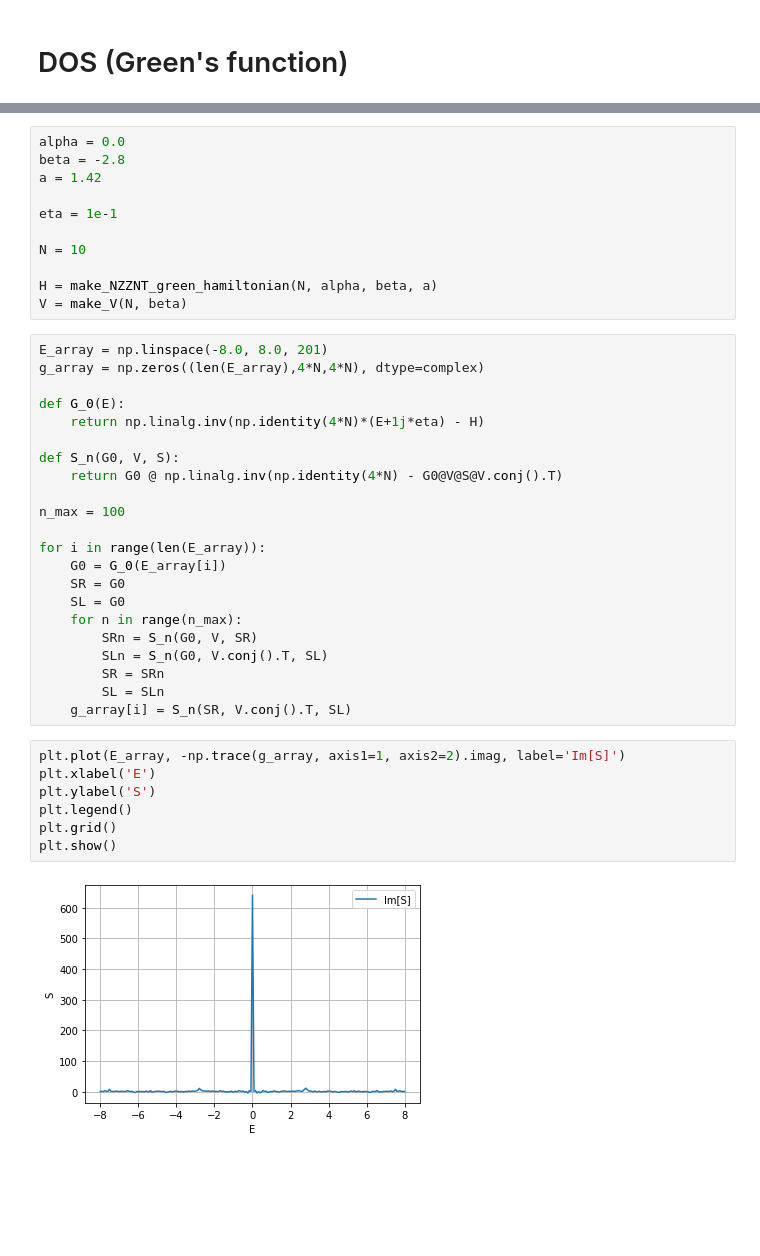
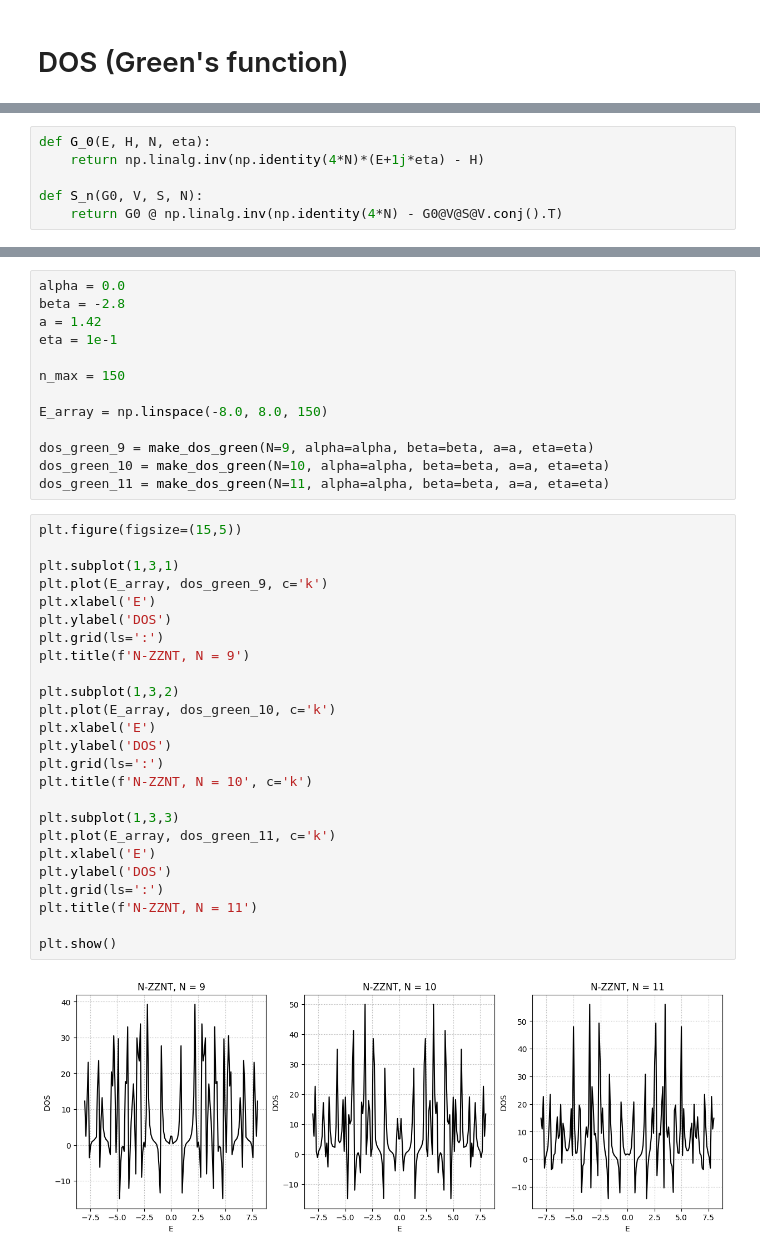
Before and after one commit to franklinzppa/electronic-structure, a Jupyter notebook: nanotubes/nanotubes.ipynb, the cells around one changed output, grey strips where cells are left out. Cells and saved outputs as stored; diff of their text form; blank space fills up the shorter version.

Commit message:
corrections to green dos

```diff
--- a/nanotubes/nanotubes.ipynb
+++ b/nanotubes/nanotubes.ipynb
@@ -163,0 +165,6 @@ def make_V(N, beta):
+# %%
+def G_0(E, H, N, eta):
+    return np.linalg.inv(np.identity(4*N)*(E+1j*eta) - H)
+
+def S_n(G0, V, S, N):
+    return G0 @ np.linalg.inv(np.identity(4*N) - G0@V@S@V.conj().T)
@@ -165,41 +195,39 @@ def make_V(N, beta):
 alpha = 0.0
 beta = -2.8
 a = 1.42
-
 eta = 1e-1
 
-N = 10
+n_max = 150
 
-H = make_NZZNT_green_hamiltonian(N, alpha, beta, a)
-V = make_V(N, beta)
+E_array = np.linspace(-8.0, 8.0, 150)
+
+dos_green_9 = make_dos_green(N=9, alpha=alpha, beta=beta, a=a, eta=eta)
+dos_green_10 = make_dos_green(N=10, alpha=alpha, beta=beta, a=a, eta=eta)
+dos_green_11 = make_dos_green(N=11, alpha=alpha, beta=beta, a=a, eta=eta)
-# %%
-E_array = np.linspace(-8.0, 8.0, 201)
-g_array = np.zeros((len(E_array),4*N,4*N), dtype=complex)
-
-def G_0(E):
-    return np.linalg.inv(np.identity(4*N)*(E+1j*eta) - H)
-
-def S_n(G0, V, S):
-    return G0 @ np.linalg.inv(np.identity(4*N) - G0@V@S@V.conj().T)
-
-n_max = 100
-
-for i in range(len(E_array)):
-    G0 = G_0(E_array[i])
-    SR = G0
-    SL = G0
-    for n in range(n_max):
-        SRn = S_n(G0, V, SR)
-        SLn = S_n(G0, V.conj().T, SL)
-        SR = SRn
-        SL = SLn
-    g_array[i] = S_n(SR, V.conj().T, SL)
-# %%
-plt.plot(E_array, -np.trace(g_array, axis1=1, axis2=2).imag, label='Im[S]')
-plt.xlabel('E')
-plt.ylabel('S')
-plt.legend()
-plt.grid()
-plt.show()
-# %% [output]
-[figure, removed]
+# %%
+plt.figure(figsize=(15,5))
+
+plt.subplot(1,3,1)
+plt.plot(E_array, dos_green_9, c='k')
+plt.xlabel('E')
+plt.ylabel('DOS')
+plt.grid(ls=':')
+plt.title(f'N-ZZNT, N = 9')
+
+plt.subplot(1,3,2)
+plt.plot(E_array, dos_green_10, c='k')
+plt.xlabel('E')
+plt.ylabel('DOS')
+plt.grid(ls=':')
+plt.title(f'N-ZZNT, N = 10', c='k')
+
+plt.subplot(1,3,3)
+plt.plot(E_array, dos_green_11, c='k')
+plt.xlabel('E')
+plt.ylabel('DOS')
+plt.grid(ls=':')
+plt.title(f'N-ZZNT, N = 11')
+
+plt.show()
+# %% [output]
+[figure, added]
```
Also changed, not shown: parts of 10 cells of this notebook.
